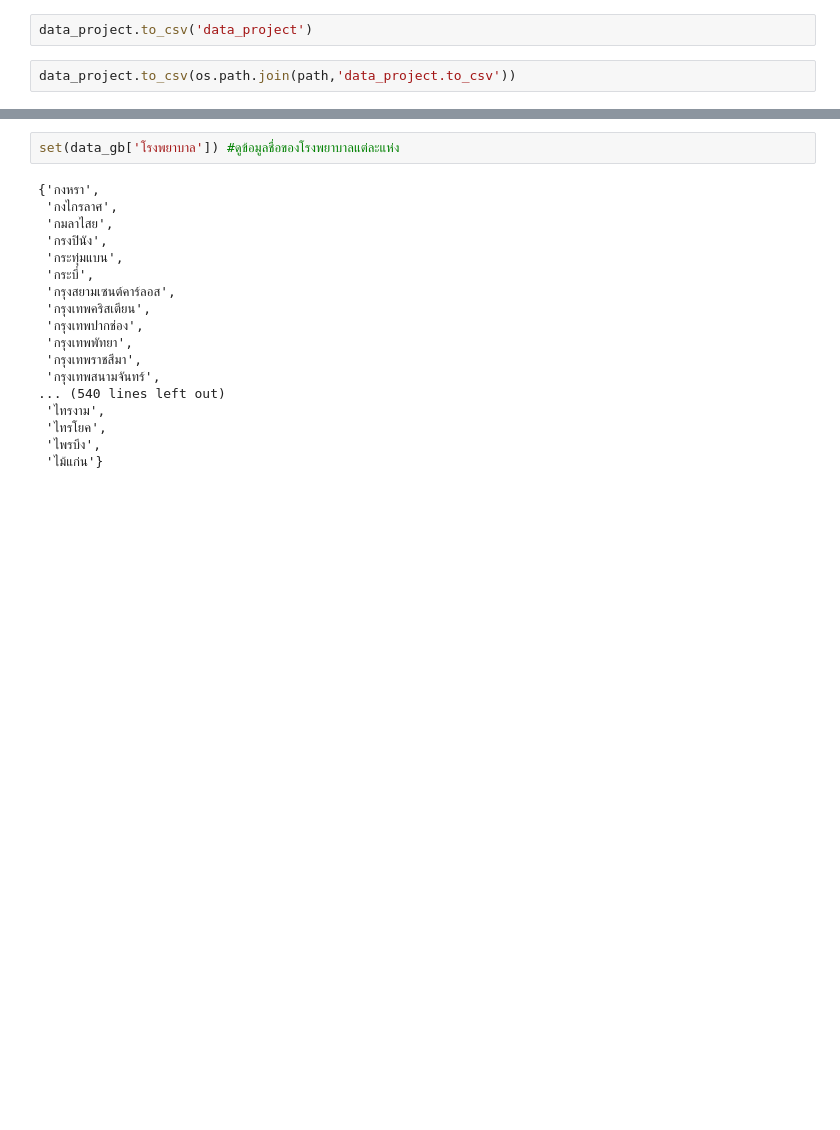
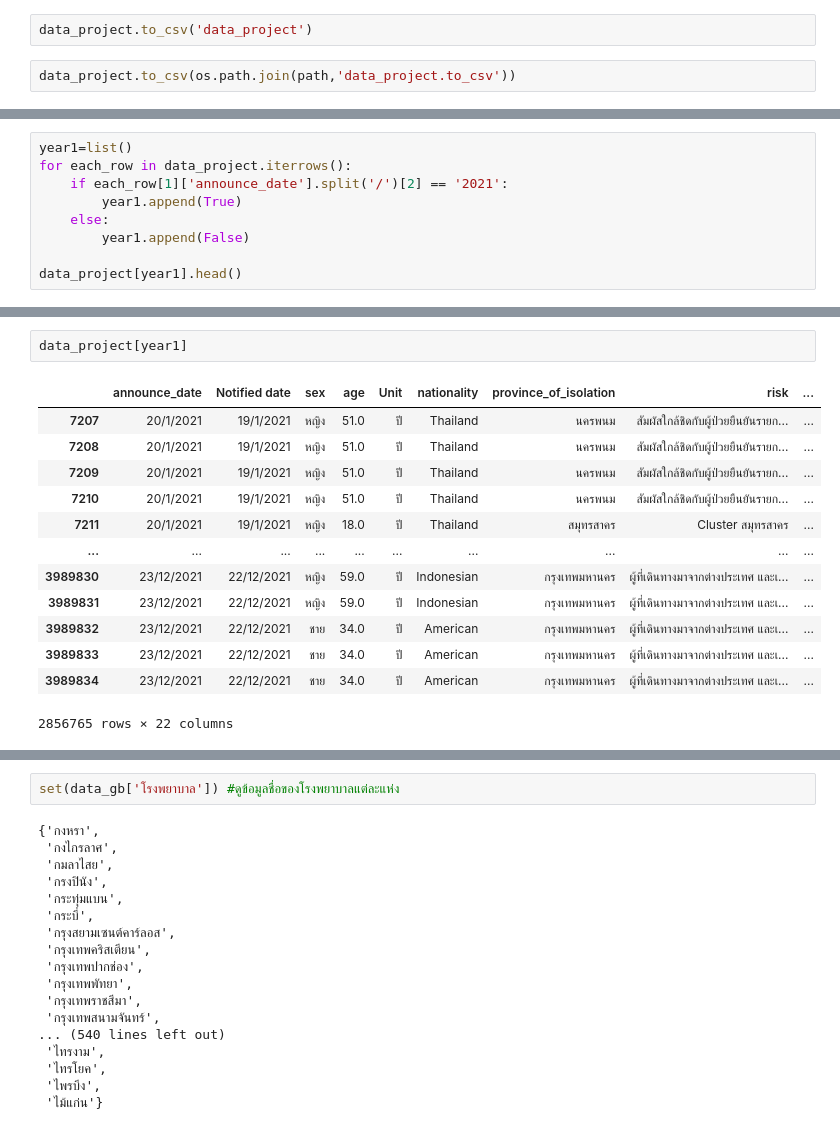
Before and after one commit to Umaporn19/data_viz_2022, a Jupyter notebook: Project_Dataviz.ipynb, the cells around one changed output, grey strips where cells are left out. Saved outputs shown, nothing was run; the diff lists cells and outputs as text; blank space fills up the shorter version.

```diff
--- a/Project_Dataviz.ipynb
+++ b/Project_Dataviz.ipynb
@@ -878,0 +933,9 @@ data_project.to_csv(os.path.join(path,'data_project.to_csv'))
+# %%
+year1=list()
+for each_row in data_project.iterrows():
+    if each_row[1]['announce_date'].split('/')[2] == '2021':
+        year1.append(True)
+    else:
+        year1.append(False)
+
+data_project[year1].head()
@@ -878,0 +950,16 @@ data_project.to_csv(os.path.join(path,'data_project.to_csv'))
+# %%
+data_project[year1]
+# %% [output]
+|  | announce_date | Notified date | sex | age | Unit | nationality | province_of_isolation | risk | ... |
+| 7207 | 20/1/2021 | 19/1/2021 | หญิง | 51.0 | ปี | Thailand | นครพนม | สัมผัสใกล้ชิดกับผู้ป่วยยืนยันรายก... | ... |
+| 7208 | 20/1/2021 | 19/1/2021 | หญิง | 51.0 | ปี | Thailand | นครพนม | สัมผัสใกล้ชิดกับผู้ป่วยยืนยันรายก... | ... |
+| 7209 | 20/1/2021 | 19/1/2021 | หญิง | 51.0 | ปี | Thailand | นครพนม | สัมผัสใกล้ชิดกับผู้ป่วยยืนยันรายก... | ... |
+| 7210 | 20/1/2021 | 19/1/2021 | หญิง | 51.0 | ปี | Thailand | นครพนม | สัมผัสใกล้ชิดกับผู้ป่วยยืนยันรายก... | ... |
+| 7211 | 20/1/2021 | 19/1/2021 | หญิง | 18.0 | ปี | Thailand | สมุทรสาคร | Cluster สมุทรสาคร | ... |
+| ... | ... | ... | ... | ... | ... | ... | ... | ... | ... |
+| 3989830 | 23/12/2021 | 22/12/2021 | หญิง | 59.0 | ปี | Indonesian | กรุงเทพมหานคร | ผู้ที่เดินทางมาจากต่างประเทศ และเ... | ... |
+| 3989831 | 23/12/2021 | 22/12/2021 | หญิง | 59.0 | ปี | Indonesian | กรุงเทพมหานคร | ผู้ที่เดินทางมาจากต่างประเทศ และเ... | ... |
+| 3989832 | 23/12/2021 | 22/12/2021 | ชาย | 34.0 | ปี | American | กรุงเทพมหานคร | ผู้ที่เดินทางมาจากต่างประเทศ และเ... | ... |
+| 3989833 | 23/12/2021 | 22/12/2021 | ชาย | 34.0 | ปี | American | กรุงเทพมหานคร | ผู้ที่เดินทางมาจากต่างประเทศ และเ... | ... |
+| 3989834 | 23/12/2021 | 22/12/2021 | ชาย | 34.0 | ปี | American | กรุงเทพมหานคร | ผู้ที่เดินทางมาจากต่างประเทศ และเ... | ... |
+2856765 rows × 22 columns
```
Also changed, not shown: parts of 17 cells of this notebook.
